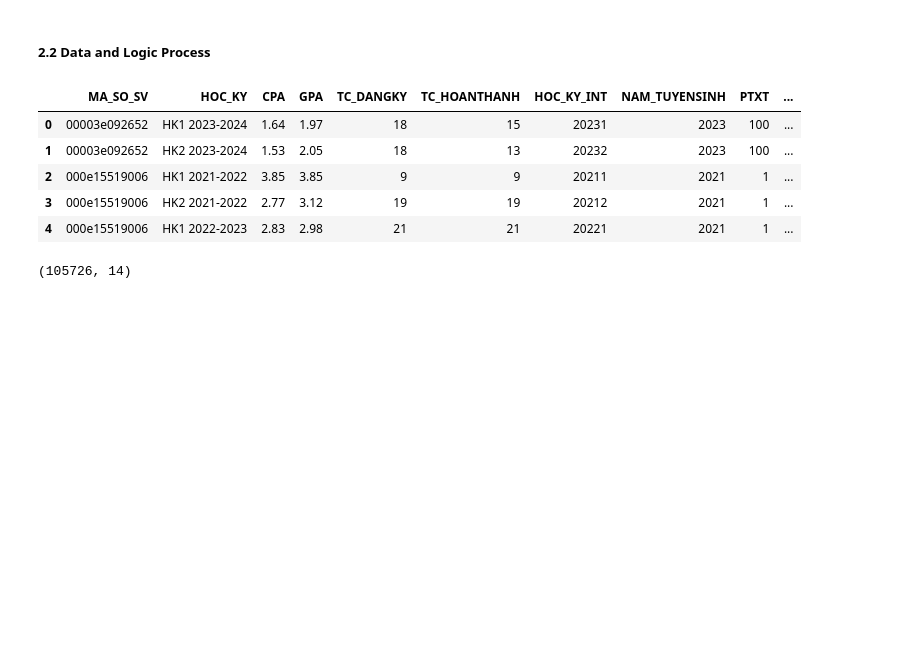
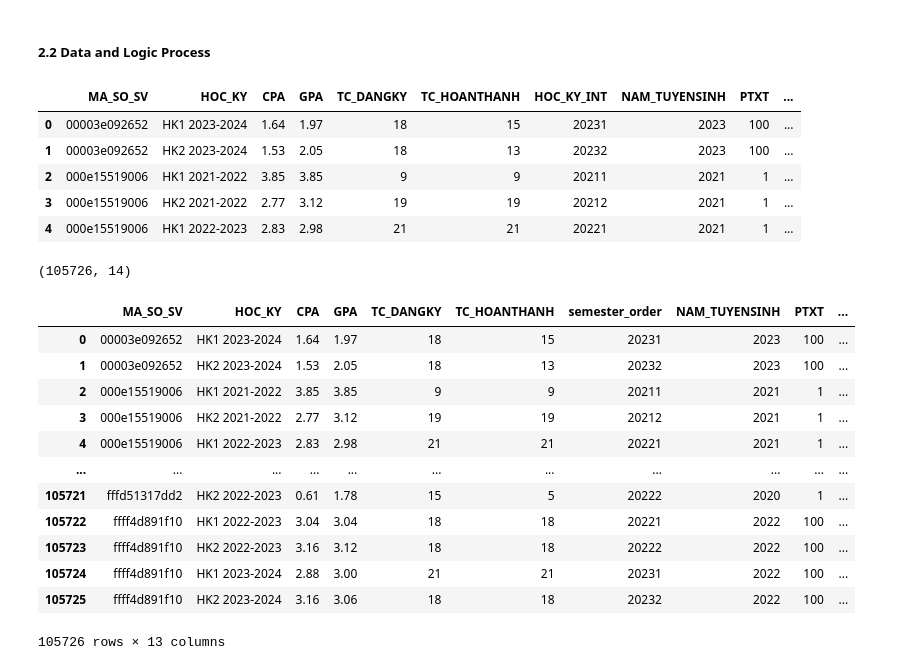
Before and after one commit to Vanh41/Learning-Progress-Prediction, a Jupyter notebook: notebooks/final/DataCleaning.ipynb, the cells around one changed output. Cells and saved outputs as stored; diff of their text form; code cells hidden in the pictures; blank space fills up the shorter version.

```diff
--- a/notebooks/final/DataCleaning.ipynb
+++ b/notebooks/final/DataCleaning.ipynb
@@ -145,0 +186,24 @@ df.shape
+# %%
+# 1. Clean Data
+df_train_raw = clean_data_pipeline(admission, academic_records, is_test=False)
+
+# 2. Chuẩn bị Test (Gán dummy values để chạy được pipeline)
+test_copy = test.copy()
+for col in ['TC_HOANTHANH', 'GPA', 'CPA']: test_copy[col] = 0
+df_test_raw = clean_data_pipeline(admission, test_copy, is_test=True)
+# %%
+df_train_raw
+# %% [output]
+|  | MA_SO_SV | HOC_KY | CPA | GPA | TC_DANGKY | TC_HOANTHANH | semester_order | NAM_TUYENSINH | PTXT | ... |
+| 0 | 00003e092652 | HK1 2023-2024 | 1.64 | 1.97 | 18 | 15 | 20231 | 2023 | 100 | ... |
+| 1 | 00003e092652 | HK2 2023-2024 | 1.53 | 2.05 | 18 | 13 | 20232 | 2023 | 100 | ... |
+| 2 | 000e15519006 | HK1 2021-2022 | 3.85 | 3.85 | 9 | 9 | 20211 | 2021 | 1 | ... |
+| 3 | 000e15519006 | HK2 2021-2022 | 2.77 | 3.12 | 19 | 19 | 20212 | 2021 | 1 | ... |
+| 4 | 000e15519006 | HK1 2022-2023 | 2.83 | 2.98 | 21 | 21 | 20221 | 2021 | 1 | ... |
+| ... | ... | ... | ... | ... | ... | ... | ... | ... | ... | ... |
+| 105721 | fffd51317dd2 | HK2 2022-2023 | 0.61 | 1.78 | 15 | 5 | 20222 | 2020 | 1 | ... |
+| 105722 | ffff4d891f10 | HK1 2022-2023 | 3.04 | 3.04 | 18 | 18 | 20221 | 2022 | 100 | ... |
+| 105723 | ffff4d891f10 | HK2 2022-2023 | 3.16 | 3.12 | 18 | 18 | 20222 | 2022 | 100 | ... |
+| 105724 | ffff4d891f10 | HK1 2023-2024 | 2.88 | 3.00 | 21 | 21 | 20231 | 2022 | 100 | ... |
+| 105725 | ffff4d891f10 | HK2 2023-2024 | 3.16 | 3.06 | 18 | 18 | 20232 | 2022 | 100 | ... |
+105726 rows × 13 columns
```
Also changed, not shown: parts of 4 cells of this notebook, 8 other files.
